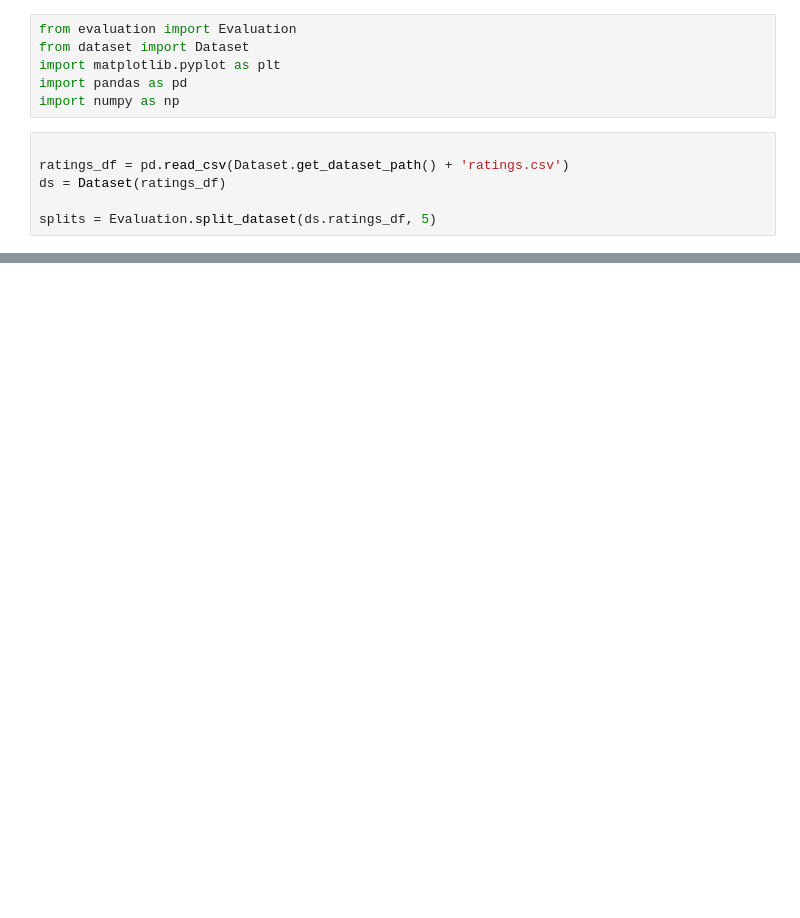
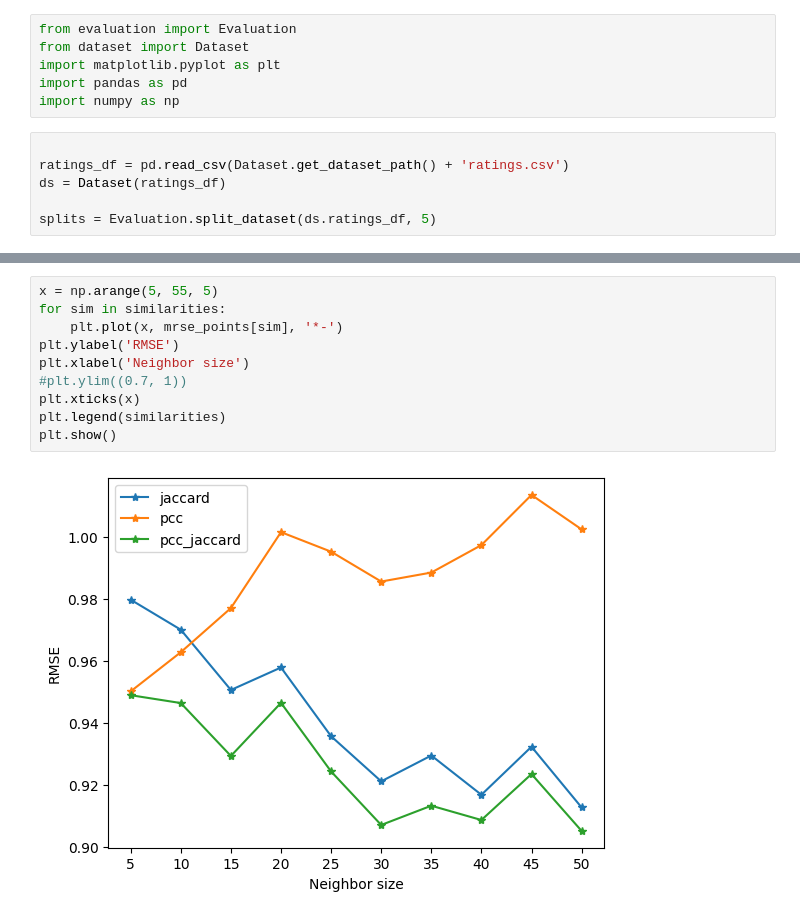
Before and after one commit to Xhst/atcs-fairness-recommendation, a Jupyter notebook: src/evaluation.ipynb, the cells around one changed output, grey strips where cells are left out. Drawn from its saved outputs; the diff is of its cells as text; blank space fills up the shorter version.

Commit message:
chore: added rmse graph

```diff
--- a/src/evaluation.ipynb
+++ b/src/evaluation.ipynb
@@ -28,0 +47,12 @@ plt.show()
+# %%
+x = np.arange(5, 55, 5)
+for sim in similarities:
+    plt.plot(x, mrse_points[sim], '*-')
+plt.ylabel('RMSE')
+plt.xlabel('Neighbor size')
+#plt.ylim((0.7, 1))
+plt.xticks(x)
+plt.legend(similarities)
+plt.show()
+# %% [output]
+[figure, added]
```
Also changed, not shown: parts of 2 cells of this notebook.
